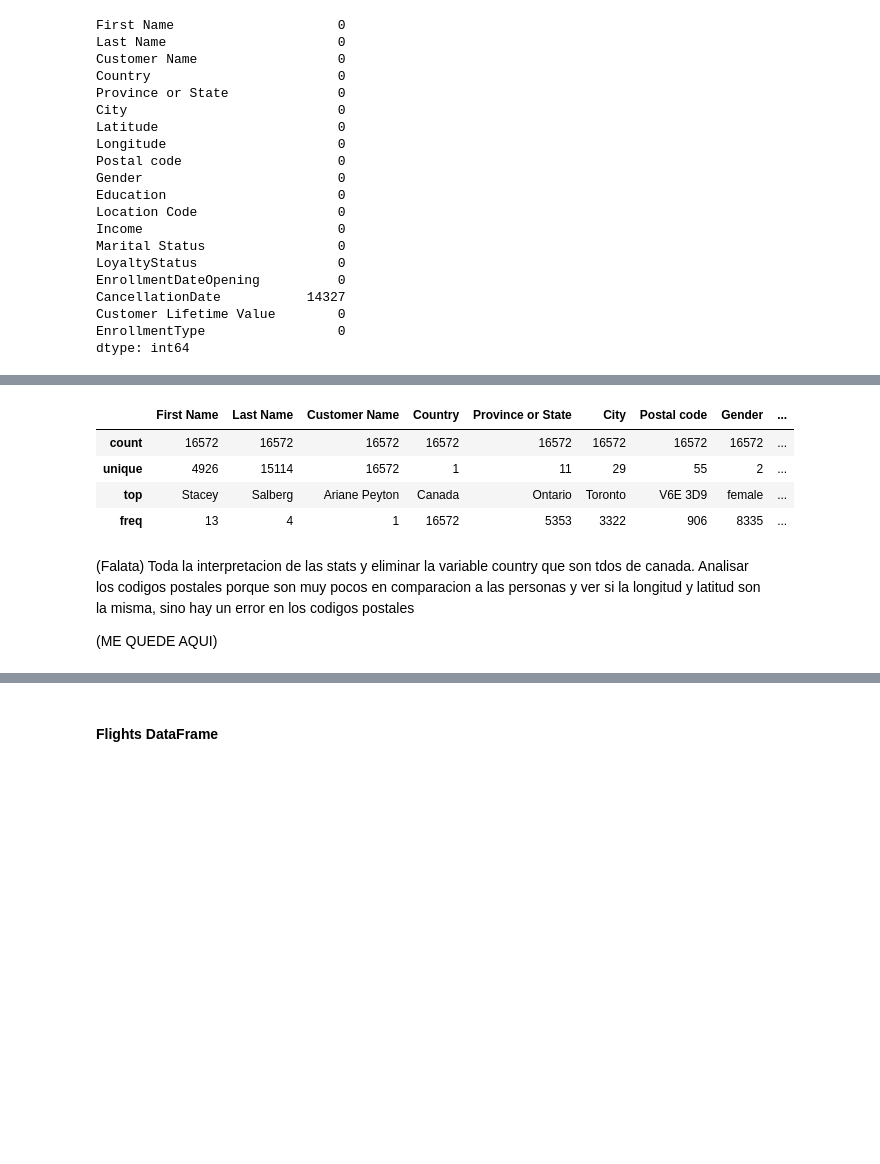
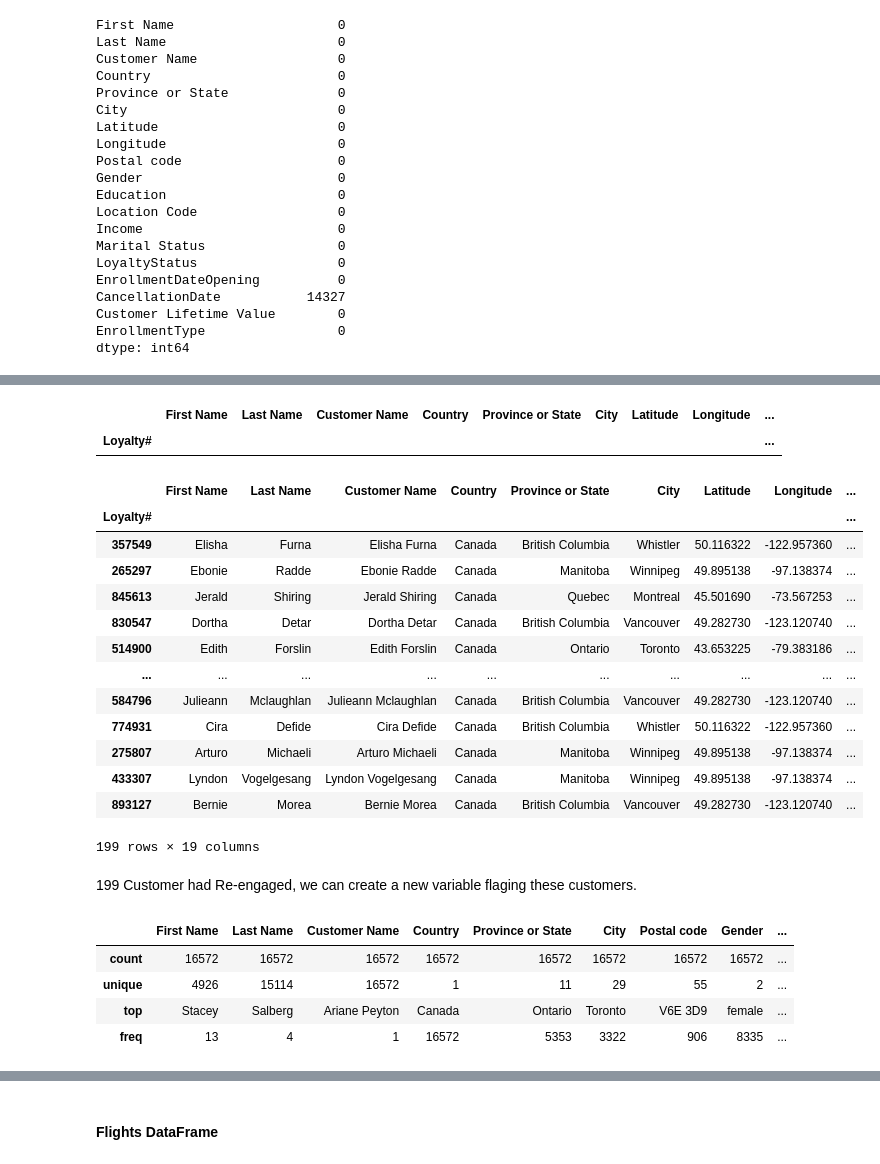
Before and after one commit to luisbdavila/Airline_Customer_Segmentation_DataMining_Project_Python, a Jupyter notebook: 1_Delivery/Code/EDA.ipynb, the cells around one changed output, grey strips where cells are left out. Saved outputs shown, nothing was run; the diff lists cells and outputs as text; code cells hidden in the pictures; blank space fills up the shorter version.

```diff
--- a/1_Delivery/Code/EDA.ipynb
+++ b/1_Delivery/Code/EDA.ipynb
@@ -348,3 +364,29 @@ df_AIAI_Customers.describe()
+# %%
+df_AIAI_Customers[df_AIAI_Customers["CancellationDate"] == df_AIAI_Customers["EnrollmentDateOpening"]]
+# No rows with same Enrollment and Cancellation date
+# %% [output]
+|  | First Name | Last Name | Customer Name | Country | Province or State | City | Latitude | Longitude | ... |
+| Loyalty# |  |  |  |  |  |  |  |  | ... |
+# %%
+# Re-engaged customers that were lost (canceled the Loyalty and came back)
+df_AIAI_Customers[df_AIAI_Customers["EnrollmentDateOpening"] >= df_AIAI_Customers["CancellationDate"] ]
+# %% [output]
+|  | First Name | Last Name | Customer Name | Country | Province or State | City | Latitude | Longitude | ... |
+| Loyalty# |  |  |  |  |  |  |  |  | ... |
+| 357549 | Elisha | Furna | Elisha Furna | Canada | British Columbia | Whistler | 50.116322 | -122.957360 | ... |
+| 265297 | Ebonie | Radde | Ebonie Radde | Canada | Manitoba | Winnipeg | 49.895138 | -97.138374 | ... |
+| 845613 | Jerald | Shiring | Jerald Shiring | Canada | Quebec | Montreal | 45.501690 | -73.567253 | ... |
+| 830547 | Dortha | Detar | Dortha Detar | Canada | British Columbia | Vancouver | 49.282730 | -123.120740 | ... |
+| 514900 | Edith | Forslin | Edith Forslin | Canada | Ontario | Toronto | 43.653225 | -79.383186 | ... |
+| ... | ... | ... | ... | ... | ... | ... | ... | ... | ... |
+| 584796 | Julieann | Mclaughlan | Julieann Mclaughlan | Canada | British Columbia | Vancouver | 49.282730 | -123.120740 | ... |
+| 774931 | Cira | Defide | Cira Defide | Canada | British Columbia | Whistler | 50.116322 | -122.957360 | ... |
+| 275807 | Arturo | Michaeli | Arturo Michaeli | Canada | Manitoba | Winnipeg | 49.895138 | -97.138374 | ... |
+| 433307 | Lyndon | Vogelgesang | Lyndon Vogelgesang | Canada | Manitoba | Winnipeg | 49.895138 | -97.138374 | ... |
+| 893127 | Bernie | Morea | Bernie Morea | Canada | British Columbia | Vancouver | 49.282730 | -123.120740 | ... |
+199 rows × 19 columns
+# %% [markdown]
+199 Customer had Re-engaged, we can create a new variable flaging these customers.
 # %%
 df_AIAI_Customers.describe(include="O")
 # %% [output]
@@ -353,8 +395,3 @@ df_AIAI_Customers.describe(include="O")
 | unique | 4926 | 15114 | 16572 | 1 | 11 | 29 | 55 | 2 | ... |
 | top | Stacey | Salberg | Ariane Peyton | Canada | Ontario | Toronto | V6E 3D9 | female | ... |
 | freq | 13 | 4 | 1 | 16572 | 5353 | 3322 | 906 | 8335 | ... |
-# %% [markdown]
-(Falata) Toda la interpretacion de las stats y eliminar la variable country que son tdos de canada.
-Analisar los codigos postales porque son muy pocos en comparacion a las personas y ver si la longitud y latitud son la misma, sino hay un error en los codigos postales
-
-(ME QUEDE AQUI)
```
Also changed, not shown: parts of 39 cells of this notebook.
